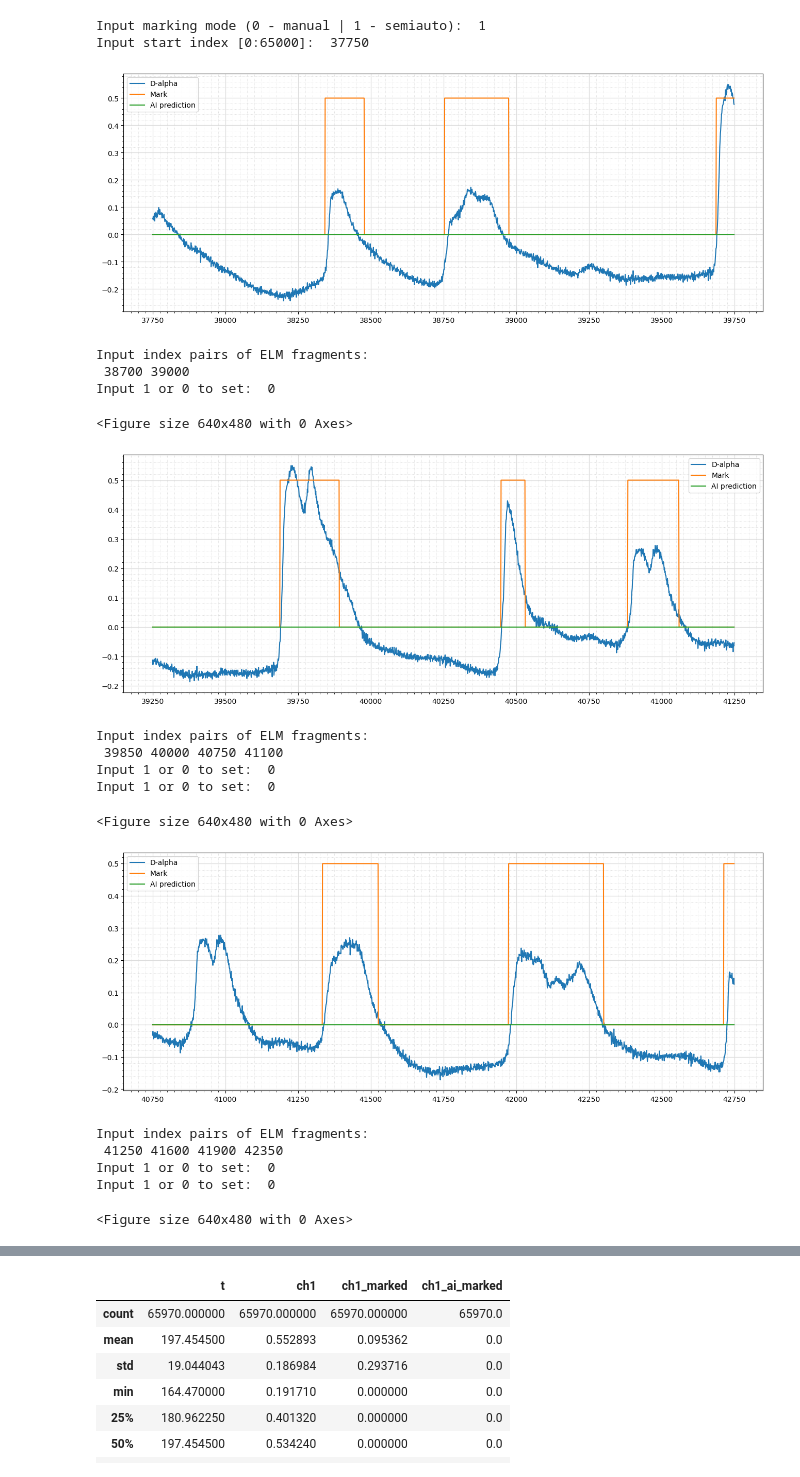
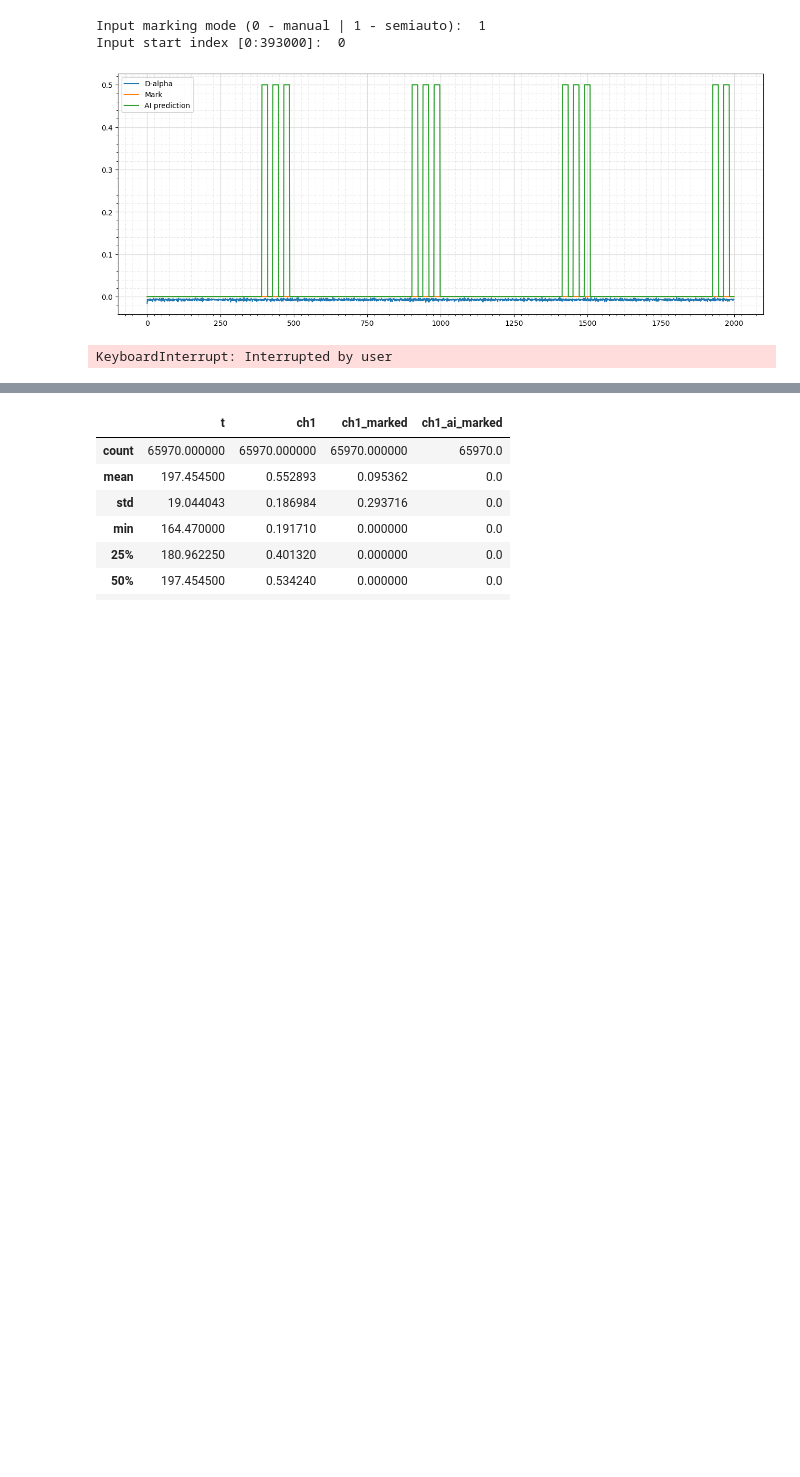
Before and after one commit to feodorrussia/D-alpha-instability-search, a Jupyter notebook: D-alpha marking.ipynb, the cells around one changed output, grey strips where cells are left out. Cells and saved outputs as stored; diff of their text form; code cells hidden in the pictures; blank space fills up the shorter version.

Commit message:
Write code to process signals (proto-system)

```diff
--- a/D-alpha marking.ipynb
+++ b/D-alpha marking.ipynb
@@ -10,11 +79,11 @@ shtRipper v1.3
 interval_path = "data/intervals/"
 signal_path = "data/d-alpha/"
 
-filename = "sht44184"
+filename = "sht44183"
 F_ID = filename[-5:]
 
-if os.path.isfile(f"data/intervals/df/{F_ID}_data.csv"):
-    df = pd.read_csv(f"data/intervals/df/{F_ID}_data.csv", sep=",")
+if os.path.isfile(interval_path + f"df/{F_ID}_data.csv"):
+    df = pd.read_csv(interval_path + f"df/{F_ID}_data.csv", sep=",")
 else:
     df = read_dataFile(interval_path + filename + "_exportGlobus2.dat", F_ID)
     df["ch1_marked"] = pd.Series([0] * df.shape[0])
@@ -75,6 +143,7 @@ def process_fragments(data: np.array, mark_data: np.array, edge=10, scale=np.exp
 # %%
 # from source.NN_environment import process_fragments
 
-df["ch1_ai_marked"] = process_fragments(np.array(df["ch1"]), np.array(df["ch1_marked"]), scale=1.5)
+df["ch1_marked"] = down_to_zero(np.array(df["ch1_ai_marked"]), edge=0.5)
+df["ch1_marked"] = process_fragments(np.array(df["ch1"]), np.array(df["ch1_marked"]), scale=0)
 df.describe()
 # %% [output]
@@ -138,50 +192,35 @@ while l_edge < df.shape[0]:
     ax.legend()
     plt.show()
 
     res = list(map(int, input("Input index pairs of ELM fragments:\n").strip().split()))
     for i in range(0, len(res), 2):
         board_ind = [res[i], res[i+1]]
 
         if (df.loc[board_ind[0]:board_ind[1], "ch1_marked"] == 1.).all():
             df.loc[board_ind[0]:board_ind[1], "ch1_marked"] = 0.
         elif (df.loc[board_ind[0]:board_ind[1], "ch1_marked"] == 1.).any():
             if input("Input 1 or 0 to set: ").lower() in ["1", "1.0", "y", "н", "1."]:
                 if mode:
-                    board_ind = get_boards(df.loc[res[i]:res[i + 1], "ch1"].to_numpy(), scale=1.5)
+                    board_ind = get_borders(df.loc[res[i]:res[i + 1], "ch1"].to_numpy(), scale=1.5)
                     board_ind[0] = max(board_ind[0] - step_away + res[i], 0)
                     board_ind[1] += res[i]
 
                 df.loc[board_ind[0]:board_ind[1], "ch1_marked"] = 1.
             else:
                 df.loc[board_ind[0]:board_ind[1], "ch1_marked"] = 0.
         else:
             if mode:
-                board_ind = get_boards(df.loc[res[i]:res[i + 1], "ch1"].to_numpy(), scale=1.5)
+                board_ind = get_borders(df.loc[res[i]:res[i + 1], "ch1"].to_numpy(), scale=1.5)
                 board_ind[0] = max(board_ind[0] - step_away + res[i], 0)
                 board_ind[1] += res[i]
 
             df.loc[board_ind[0]:board_ind[1], "ch1_marked"] = 1.
 
     plt.close()
     plt.clf()
     l_edge += step
 # %% [output]
 Input marking mode (0 - manual | 1 - semiauto):  1
-Input start index [0:65000]:  37750
+Input start index [0:393000]:  0
-[figure, old version]
+[figure, new version]
-Input index pairs of ELM fragments:
- 38700 39000
-Input 1 or 0 to set:  0
+KeyboardInterrupt: Interrupted by user
-<Figure size 640x480 with 0 Axes>
-[figure, removed]
-Input index pairs of ELM fragments:
- 39850 40000 40750 41100
-Input 1 or 0 to set:  0
-Input 1 or 0 to set:  0
-<Figure size 640x480 with 0 Axes>
-[figure, removed]
-Input index pairs of ELM fragments:
- 41250 41600 41900 42350
-Input 1 or 0 to set:  0
-Input 1 or 0 to set:  0
-<Figure size 640x480 with 0 Axes>
```
Also changed, not shown: parts of 12 cells of this notebook.
